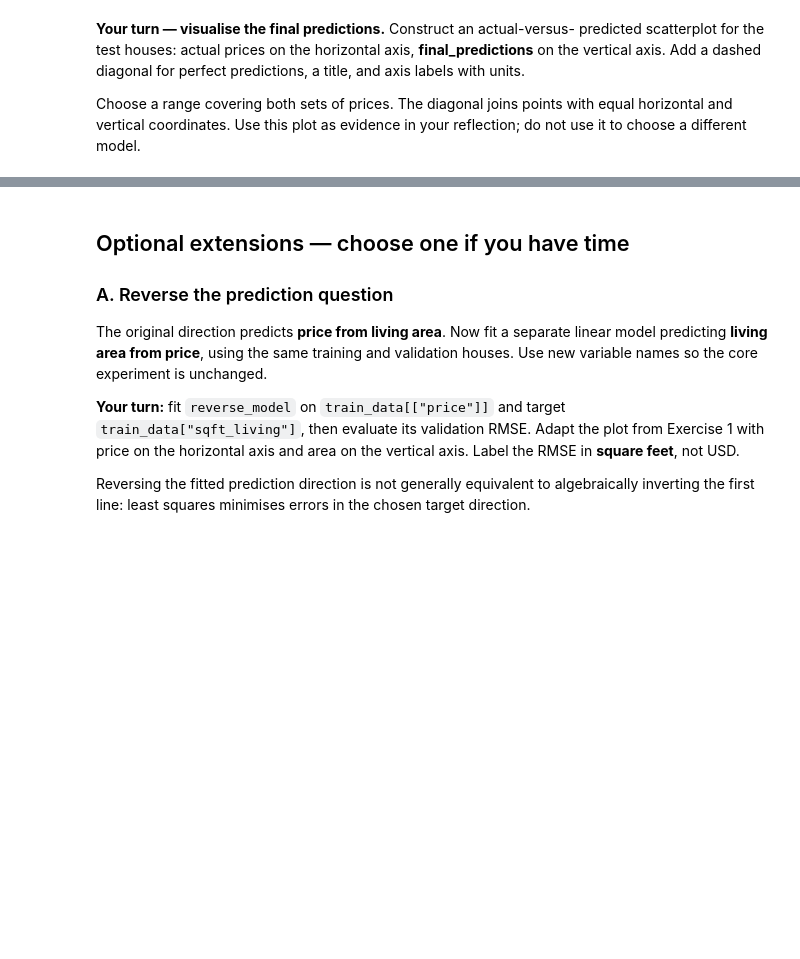
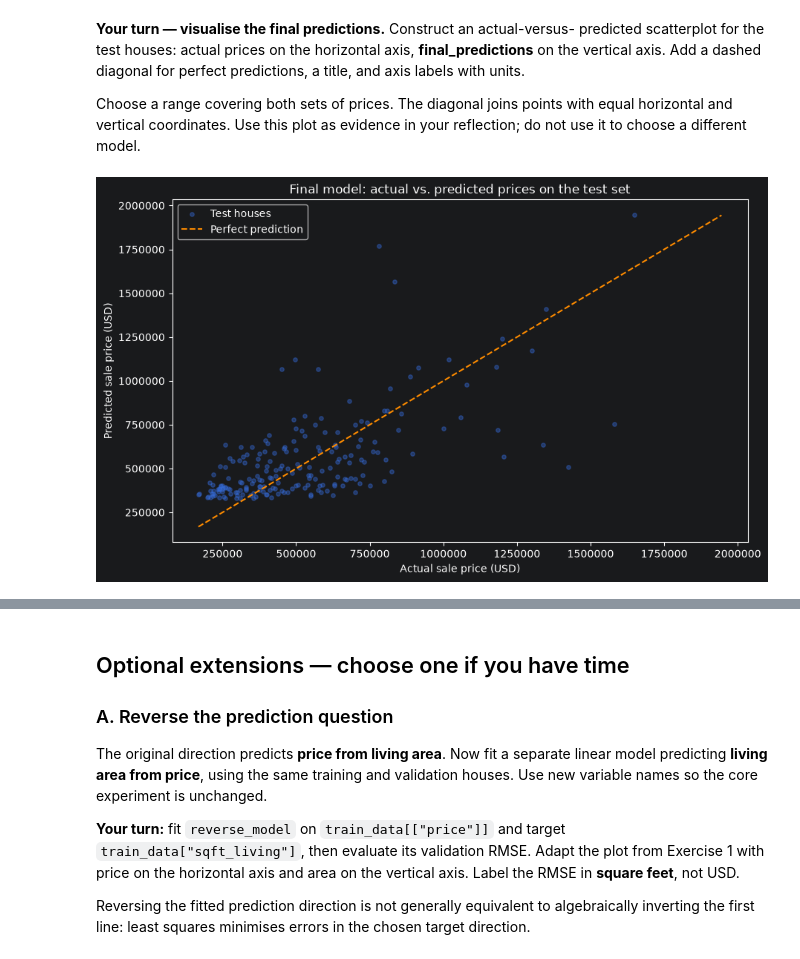
Before and after one commit to Maxiur/DataScience, a Jupyter notebook: Regression/Assignment_Regression_guided.ipynb, the cells around one changed output, grey strips where cells are left out. Cells and saved outputs as stored; diff of their text form; code cells hidden in the pictures; blank space fills up the shorter version.

```diff
--- a/Regression/Assignment_Regression_guided.ipynb
+++ b/Regression/Assignment_Regression_guided.ipynb
@@ -467,4 +577,9 @@ well. Look for a falling training error without a corresponding validation
 improvement. Do not assume the plot must show a perfect U-shape.
 # %%
 # Your code: assign selected_degree from validation evidence and explain it below.
+selected_degree = 2
+
+# I selected degree 2. Its validation RMSE is USD 222,035.85, an improvement over the straight line - USD 231,472.72. Higher degrees improve validation only slightly: degree 5 reaches USD 217,228.57, and the lowest value, USD 217,175.36 at degree 8,
+# is only about USD 53 better than degree 5. Such small differences on a small validation set are weak evidence of a reliably better model, so I prefer the simplest model that captures the main gain.
+# So the highest degree does give the numerically lowest validation RMSE here, but not in a way that justifies its extra complexity.
 # %% [markdown]
@@ -503,2 +612,23 @@ _Your reasoning:_
 # %%
 # Your code: select features, create and fit multi_model, evaluate it, and display labelled coefficients.
+
+feature_columns = ["sqft_living", "bathrooms", "yr_built"]
+
+# New variable names, so X_train and y_train stays unchanged
+X_train_multi = train_data[feature_columns]
+X_validation_multi = validation_data[feature_columns]
+
+multi_model = LinearRegression()
+multi_model.fit(X_train_multi, y_train)   # learn from training houses only
+
+multi_validation_predictions = multi_model.predict(X_validation_multi)
+multi_validation_rmse = rmse(y_validation, multi_validation_predictions)
+multi_validation_r2 = r2_score(y_validation, multi_validation_predictions)
+
+print(f"Multiple-feature model validation RMSE: USD {multi_validation_rmse:,.2f}")
+print(f"Multiple-feature model validation R²: {multi_validation_r2:.3f}")
+
+# Labelled coefficients (USD change per unit of each feature, others held fixed)
+coefficients = pd.Series(multi_model.coef_, index=feature_columns, name="Coefficient (USD per unit)")
+display(coefficients.round(2).to_frame())
+print(f"Intercept: USD {multi_model.intercept_:,.2f}")
@@ -544,5 +708,6 @@ _Your answer:_
 # %%
 # Your code: assign chosen_name after writing your validation-based decision.
+chosen_name = "polynomial"
 # %% [markdown]
 **Supplied final refit and assessment — a new workflow step.** After you choose
 an approach, this code keeps its features and degree fixed, makes a fresh copy
@@ -588,6 +758,24 @@ with equal horizontal and vertical coordinates. Use this plot as evidence
 in your reflection; do not use it to choose a different model.
 # %%
 # Your code: plot actual and predicted test prices and add the perfect-prediction diagonal.
+
+actual_test_prices = test_data["price"]
+
+# Range covering both actual and predicted prices, so the diagonal spans the whole plot
+low = min(actual_test_prices.min(), final_predictions.min())
+high = max(actual_test_prices.max(), final_predictions.max())
+
+fig, ax = plt.subplots(figsize=(10, 6))
+ax.scatter(actual_test_prices, final_predictions, s=15, alpha=0.4, label="Test houses")
+ax.plot([low, high], [low, high], color="darkorange", linestyle="--", label="Perfect prediction")
+ax.set_xlabel("Actual sale price (USD)")
+ax.set_ylabel("Predicted sale price (USD)")
+ax.set_title("Final model: actual vs. predicted prices on the test set")
+ax.ticklabel_format(style="plain", axis="both")
+ax.legend()
+plt.show()
+# %% [output]
+[figure, added]
 # %% [markdown]
 ## Final reflection and submission
 
```
Also changed, not shown: parts of 16 cells of this notebook.
